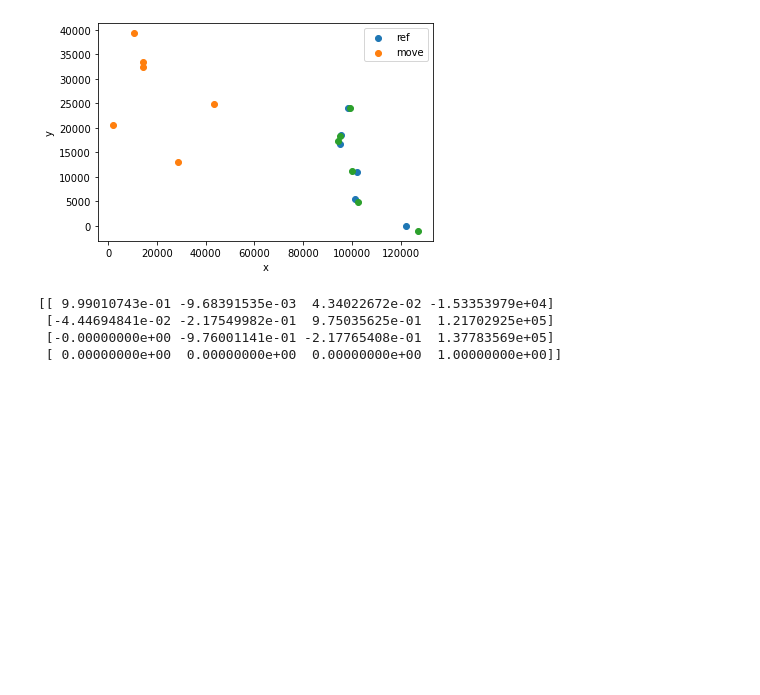
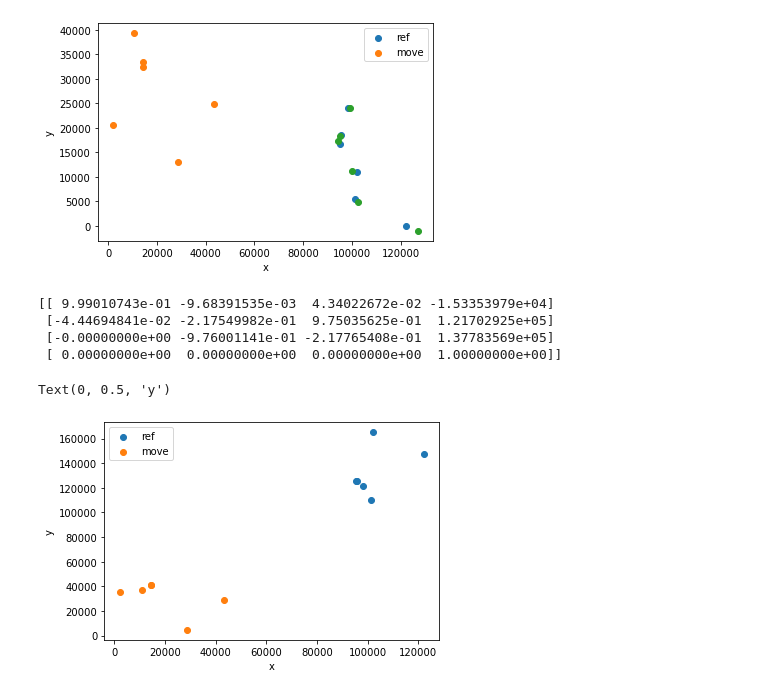
Before and after one commit to Buglakova/fibsem_segm, a Jupyter notebook: registration_fluo/affine_transform.ipynb, the cells around one changed output. Cells and saved outputs as stored; diff of their text form; code cells hidden in the pictures; blank space fills up the shorter version.

```diff
--- a/registration_fluo/affine_transform.ipynb
+++ b/registration_fluo/affine_transform.ipynb
@@ -292,12 +292,12 @@ def fit_affine_transform(ref_points, moving_points, ref_res, moving_res):
     plt.show()
 
 
-    return res.x, R
+    return ref_points, moving_points, new_points, res.x, R
 # %%
 ref_points = coords["fluo"].T
 moving_points = coords["em"].T
 
-x, R = fit_affine_transform(ref_points, moving_points, f_fluo["raw"].attrs["resolution"], f_em["raw"].attrs["resolution"])
+ref_points, moving_points, new_points, x, R = fit_affine_transform(ref_points, moving_points, f_fluo["raw"].attrs["resolution"], f_em["raw"].attrs["resolution"])
 # %% [output]
 [-14671.75       101138.13333333  83529.4             0.        ]
 [30882.64266542 42913.55625557 16985.87377579 17786.32732879
@@ -324,3 +324,12 @@ print(R)
  [-4.44694841e-02 -2.17549982e-01  9.75035625e-01  1.21702925e+05]
  [-0.00000000e+00 -9.76001141e-01 -2.17765408e-01  1.37783569e+05]
  [ 0.00000000e+00  0.00000000e+00  0.00000000e+00  1.00000000e+00]]
+# %%
+plt.scatter(ref_points[2, :], ref_points[1, :], label="ref")
+plt.scatter(moving_points[2, :], moving_points[1, :], label="move")
+plt.legend()
+plt.xlabel("x")
+plt.ylabel("y")
+# %% [output]
+Text(0, 0.5, 'y')
+[figure, added]
```
Also changed, not shown: parts of 7 cells of this notebook, 1 other file.
